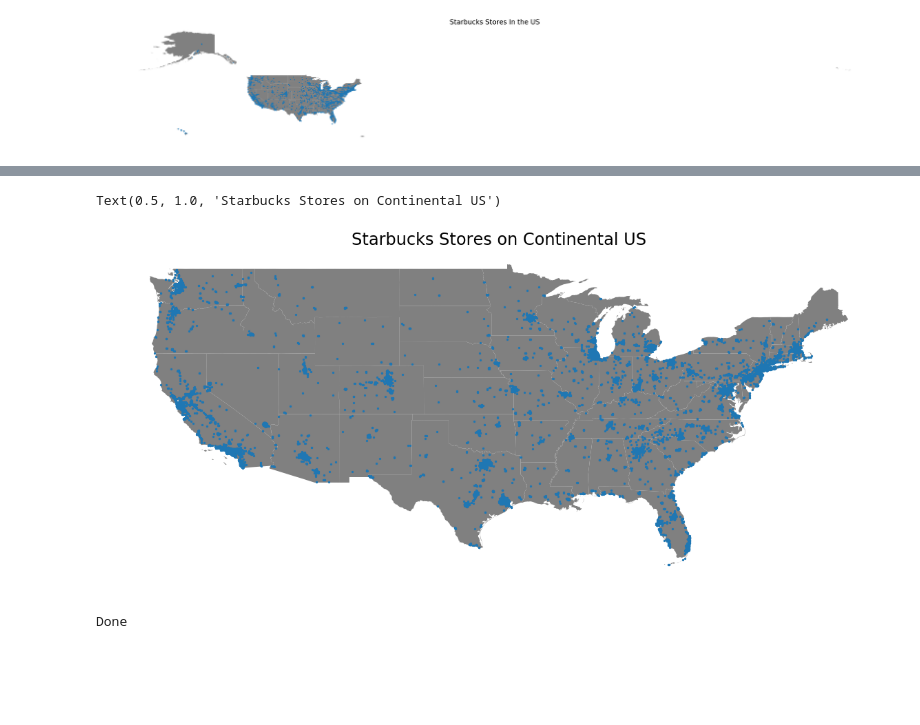
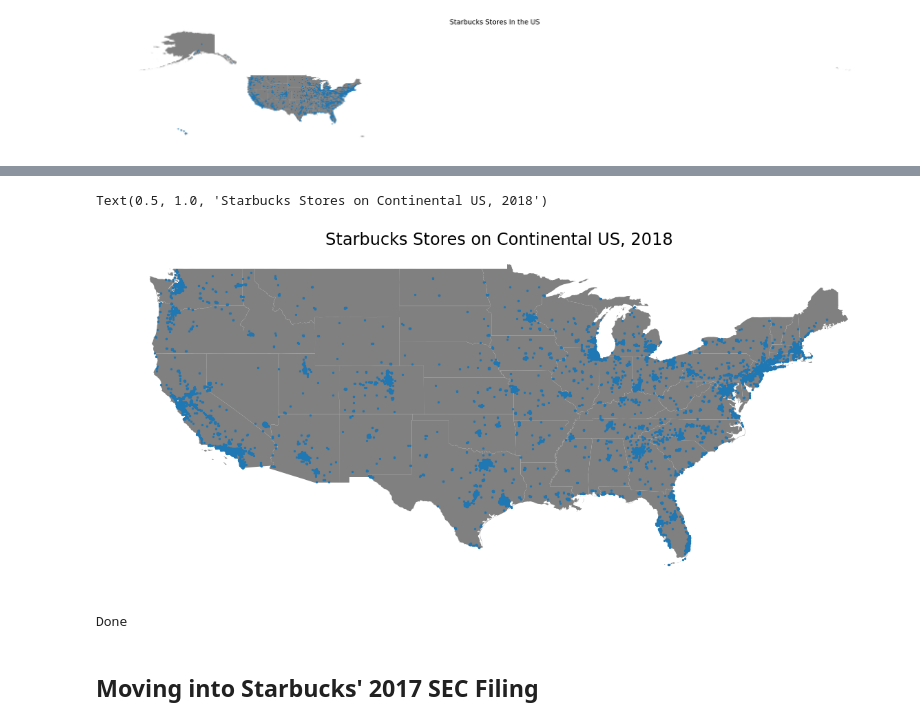
Before and after one commit to Cameron-Cn/starbucks_2019, a Jupyter notebook: starbucks_maps.ipynb, the cells around one changed output, grey strips where cells are left out. Cells and saved outputs as stored; diff of their text form; code cells hidden in the pictures; blank space fills up the shorter version.

```diff
--- a/starbucks_maps.ipynb
+++ b/starbucks_maps.ipynb
@@ -318,12 +318,12 @@ map48 = usMap.loc[usMap['NAME'].isin(['Alaska', 'Hawaii', 'Puerto Rico']) == Fal
 # %%
 fig, ax = plt.subplots(1, figsize=(20,20))
 basemap = map48.plot(ax=ax, color='grey')
 staruscont.plot(ax=basemap, marker='.', markersize=20)
 
 ax.axis('off')
-ax.set_title("Starbucks Stores on Continental US", fontsize=24)
+ax.set_title("Starbucks Stores on Continental US, 2018", fontsize=24)
 #plt.savefig("starbucks_cont-us-map.png")
 # %% [output]
-Text(0.5, 1.0, 'Starbucks Stores on Continental US')
+Text(0.5, 1.0, 'Starbucks Stores on Continental US, 2018')
-[figure, old version]
+[figure, new version]
 # %%
@@ -336,3 +336,5 @@ direc.to_csv("starbucks_revised_directory.csv", index=False, header=True)
 print("Done")
 # %% [output]
 Done
+# %% [markdown]
+## Moving into Starbucks' 2017 SEC Filing
```
Also changed, not shown: parts of 5 cells of this notebook, 4 other files.
